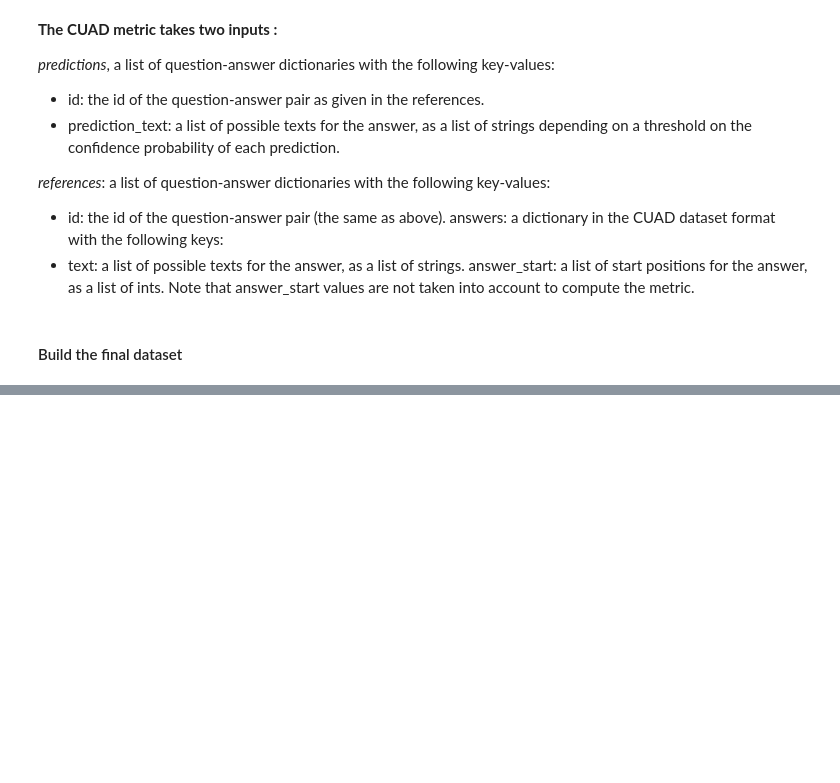
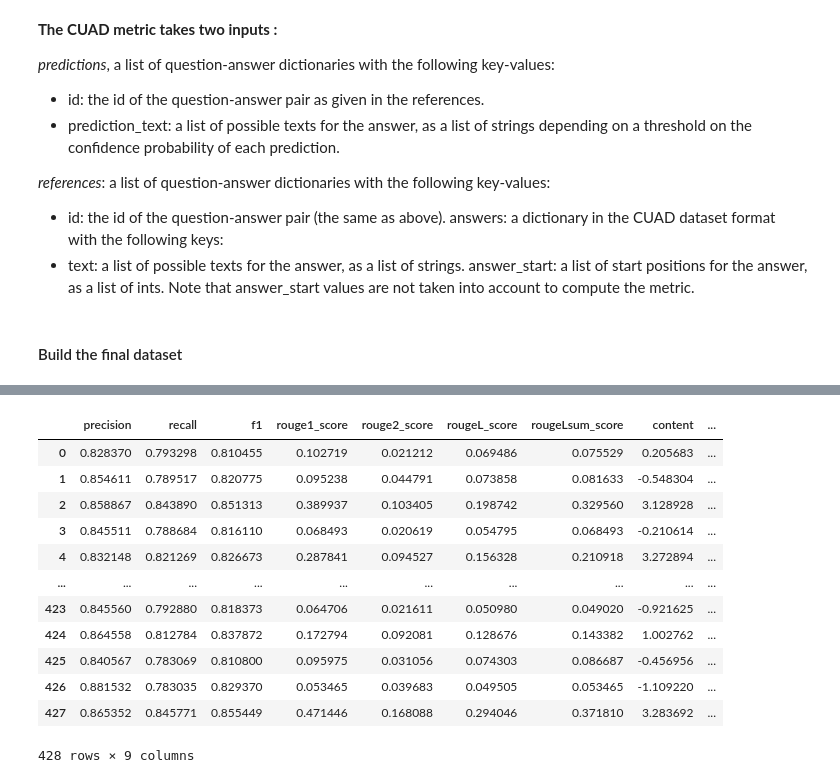
Before and after one commit to aimedvedeva/Competition2-nlp-, a Jupyter notebook: comp2_v0.ipynb, the cells around one changed output, grey strips where cells are left out. Drawn from its saved outputs; the diff is of its cells as text; code cells hidden in the pictures; blank space fills up the shorter version.

```diff
--- a/comp2_v0.ipynb
+++ b/comp2_v0.ipynb
@@ -291,0 +549,19 @@ dataset['wording'] = combined_train_df['wording']
+# %%
+for column in dataset.drop(columns = ['content', 'wording']).columns:
+  dataset[column] = dataset[column].apply(lambda x: x[0])
+# %%
+dataset
+# %% [output]
+|  | precision | recall | f1 | rouge1_score | rouge2_score | rougeL_score | rougeLsum_score | content | ... |
+| 0 | 0.828370 | 0.793298 | 0.810455 | 0.102719 | 0.021212 | 0.069486 | 0.075529 | 0.205683 | ... |
+| 1 | 0.854611 | 0.789517 | 0.820775 | 0.095238 | 0.044791 | 0.073858 | 0.081633 | -0.548304 | ... |
+| 2 | 0.858867 | 0.843890 | 0.851313 | 0.389937 | 0.103405 | 0.198742 | 0.329560 | 3.128928 | ... |
+| 3 | 0.845511 | 0.788684 | 0.816110 | 0.068493 | 0.020619 | 0.054795 | 0.068493 | -0.210614 | ... |
+| 4 | 0.832148 | 0.821269 | 0.826673 | 0.287841 | 0.094527 | 0.156328 | 0.210918 | 3.272894 | ... |
+| ... | ... | ... | ... | ... | ... | ... | ... | ... | ... |
+| 423 | 0.845560 | 0.792880 | 0.818373 | 0.064706 | 0.021611 | 0.050980 | 0.049020 | -0.921625 | ... |
+| 424 | 0.864558 | 0.812784 | 0.837872 | 0.172794 | 0.092081 | 0.128676 | 0.143382 | 1.002762 | ... |
+| 425 | 0.840567 | 0.783069 | 0.810800 | 0.095975 | 0.031056 | 0.074303 | 0.086687 | -0.456956 | ... |
+| 426 | 0.881532 | 0.783035 | 0.829370 | 0.053465 | 0.039683 | 0.049505 | 0.053465 | -1.109220 | ... |
+| 427 | 0.865352 | 0.845771 | 0.855449 | 0.471446 | 0.168088 | 0.294046 | 0.371810 | 3.283692 | ... |
+428 rows × 9 columns
```
Also changed, not shown: parts of 44 cells of this notebook.
